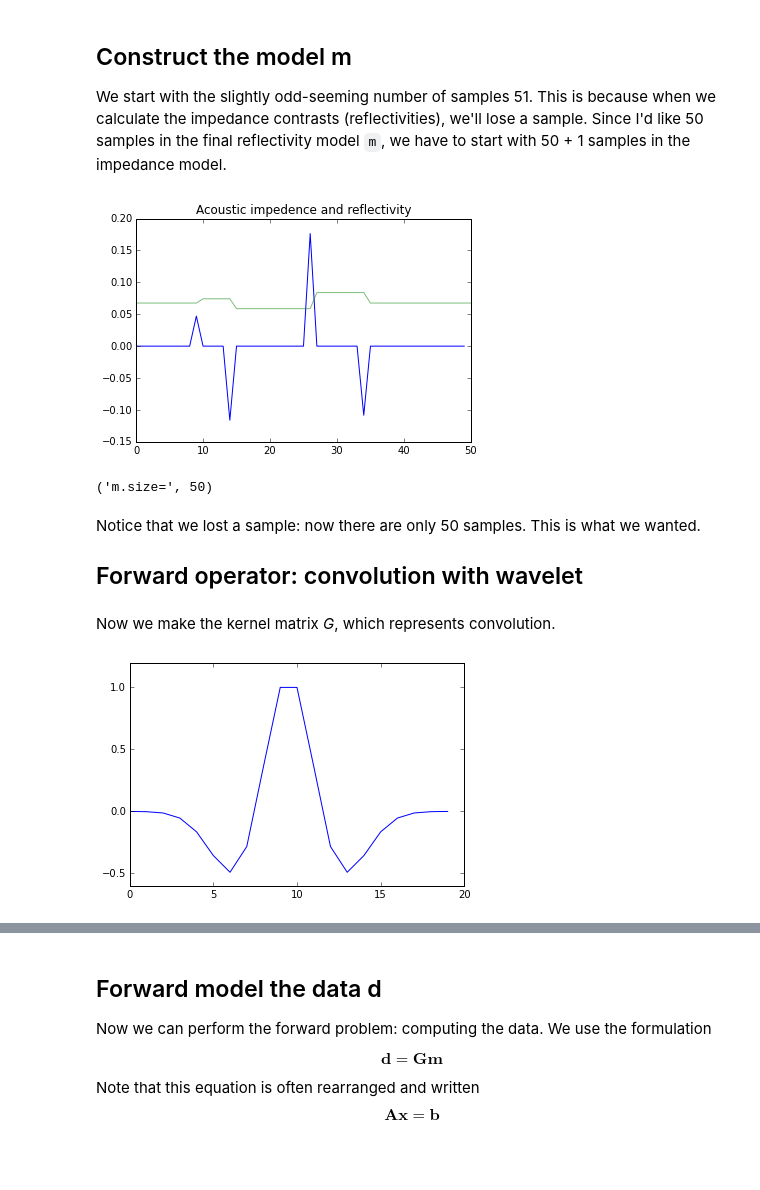
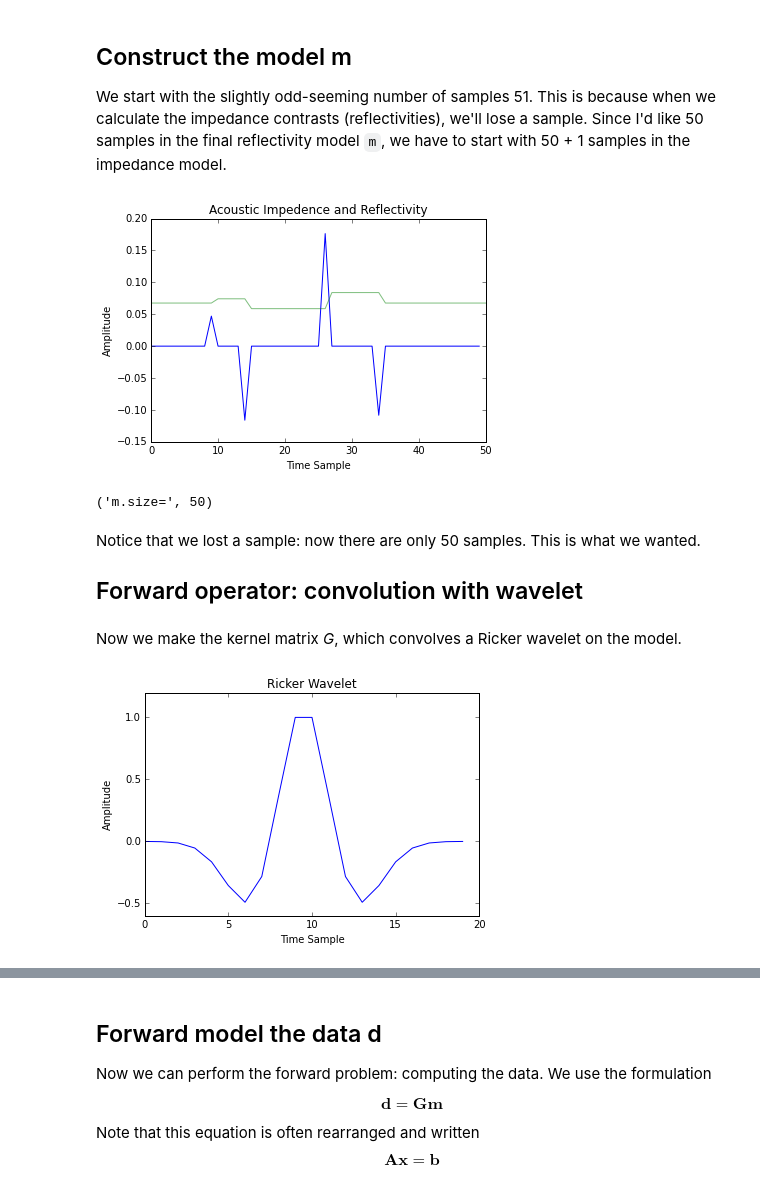
Before and after one commit to kschleicher/seg_ww_2017, a Jupyter notebook: results/schleicher/conjugate_gradient.ipynb, the cells around one changed output, grey strips where cells are left out. Saved outputs shown, nothing was run; the diff lists cells and outputs as text; code cells hidden in the pictures; blank space fills up the shorter version.

```diff
--- a/results/schleicher/conjugate_gradient.ipynb
+++ b/results/schleicher/conjugate_gradient.ipynb
@@ -68,7 +68,10 @@ m = (imp[1:] - imp[:-1]) / (imp[1:] + imp[:-1])
 
 fig=plt.figure()
 ax = fig.add_subplot(111)
-ax.set_title('Acoustic impedence and reflectivity')
+ax.set_title('Acoustic Impedence and Reflectivity')
+ax.set_xlabel('Time Sample')
+ax.set_ylabel('Amplitude')
+
 
 plt.plot(m)
 
@@ -78,24 +81,33 @@ plt.plot(imp/1e8, alpha=0.5)
 plt.show()
 print ('m.size=',m.size)
 # %% [output]
-[figure, old version]
+[figure, new version]
 ('m.size=', 50)
 # %% [markdown]
 Notice that we lost a sample: now there are only 50 samples. This is what we wanted.
 
 ## Forward operator: convolution with wavelet
 # %% [markdown]
-Now we make the kernel matrix *G*, which represents convolution.
+Now we make the kernel matrix *G*, which convolves a Ricker wavelet on the model.
 # %%
+# make and plot a Ricker wavelet
+
 from scipy.signal import ricker
 wavelet = ricker(points=20, a=2)
 
 # normalize the wavelet amplitude to 1 so that the amplitude relates directly to the reflectivity.
 
 wavelet /= np.amax(wavelet)
 
+fig=plt.figure()
+ax = fig.add_subplot(111)
+ax.set_title('Ricker Wavelet')
+ax.set_xlabel('Time Sample')
+ax.set_ylabel('Amplitude')
+
+
 plt.plot(wavelet)
 plt.show()
 # %% [output]
-[figure, old version]
+[figure, new version]
 # %%
```
Also changed, not shown: parts of 12 cells of this notebook.
